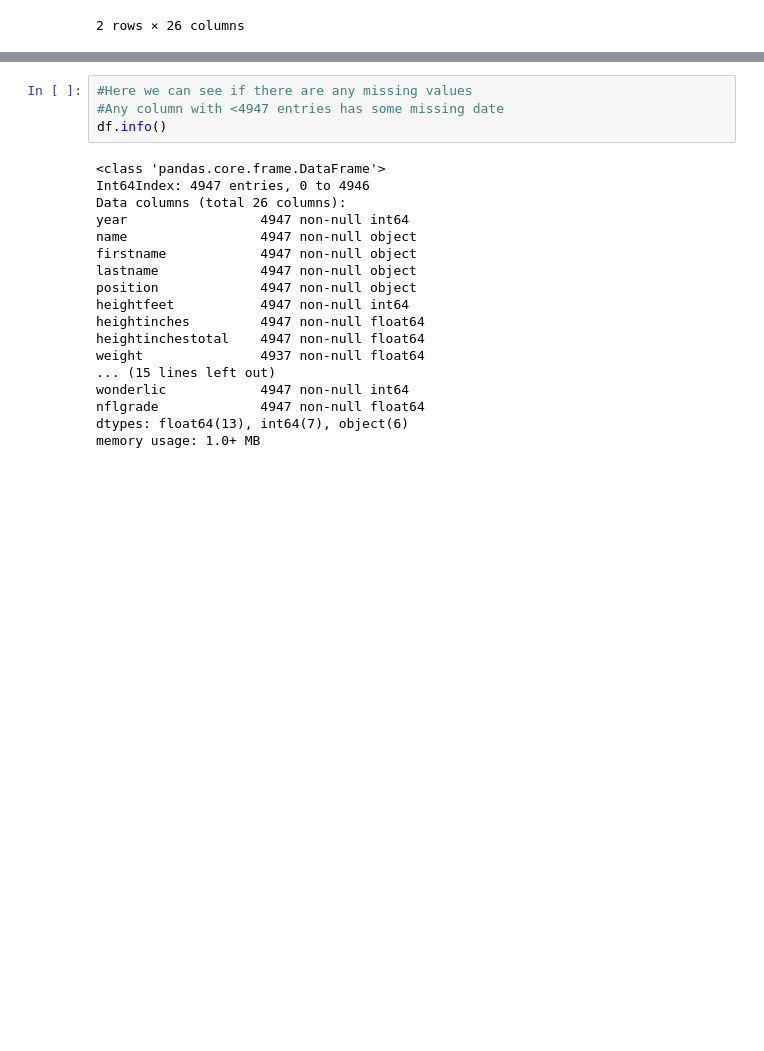
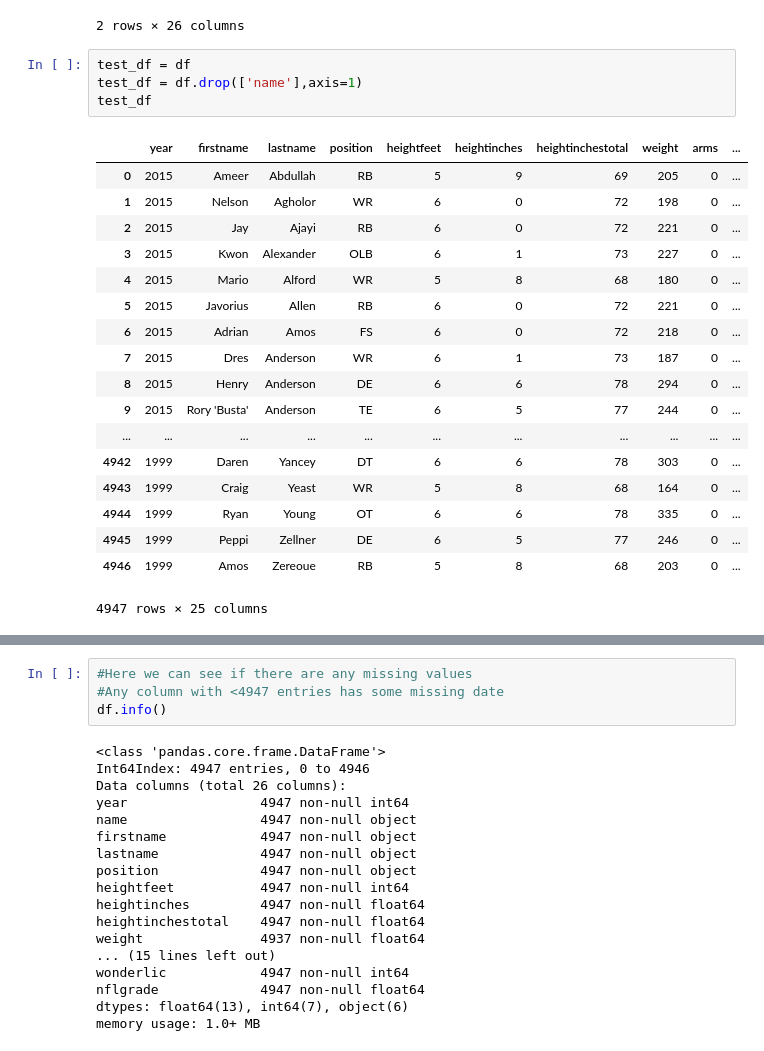
Before and after one commit to poonamrath/DAT_SF_18, a Jupyter notebook: labs/PR_Lab_03_Data_Cleaning_with_Pandas.ipynb, the cells around one changed output, grey strips where cells are left out. Drawn from its saved outputs; the diff is of its cells as text; blank space fills up the shorter version.

```diff
--- a/labs/PR_Lab_03_Data_Cleaning_with_Pandas.ipynb
+++ b/labs/PR_Lab_03_Data_Cleaning_with_Pandas.ipynb
@@ -20,3 +22,26 @@ df.head(2)
 | 0 | 2015 | Ameer Abdullah | Ameer | Abdullah | RB | 5 | 9 | 69 | 205 | ... |
 | 1 | 2015 | Nelson Agholor | Nelson | Agholor | WR | 6 | 0 | 72 | 198 | ... |
 2 rows × 26 columns
+# %%
+test_df = df
+test_df = df.drop(['name'],axis=1)
+test_df
+# %% [output]
+|  | year | firstname | lastname | position | heightfeet | heightinches | heightinchestotal | weight | arms | ... |
+| 0 | 2015 | Ameer | Abdullah | RB | 5 | 9 | 69 | 205 | 0 | ... |
+| 1 | 2015 | Nelson | Agholor | WR | 6 | 0 | 72 | 198 | 0 | ... |
+| 2 | 2015 | Jay | Ajayi | RB | 6 | 0 | 72 | 221 | 0 | ... |
+| 3 | 2015 | Kwon | Alexander | OLB | 6 | 1 | 73 | 227 | 0 | ... |
+| 4 | 2015 | Mario | Alford | WR | 5 | 8 | 68 | 180 | 0 | ... |
+| 5 | 2015 | Javorius | Allen | RB | 6 | 0 | 72 | 221 | 0 | ... |
+| 6 | 2015 | Adrian | Amos | FS | 6 | 0 | 72 | 218 | 0 | ... |
+| 7 | 2015 | Dres | Anderson | WR | 6 | 1 | 73 | 187 | 0 | ... |
+| 8 | 2015 | Henry | Anderson | DE | 6 | 6 | 78 | 294 | 0 | ... |
+| 9 | 2015 | Rory 'Busta' | Anderson | TE | 6 | 5 | 77 | 244 | 0 | ... |
+| ... | ... | ... | ... | ... | ... | ... | ... | ... | ... | ... |
+| 4942 | 1999 | Daren | Yancey | DT | 6 | 6 | 78 | 303 | 0 | ... |
+| 4943 | 1999 | Craig | Yeast | WR | 5 | 8 | 68 | 164 | 0 | ... |
+| 4944 | 1999 | Ryan | Young | OT | 6 | 6 | 78 | 335 | 0 | ... |
+| 4945 | 1999 | Peppi | Zellner | DE | 6 | 5 | 77 | 246 | 0 | ... |
+| 4946 | 1999 | Amos | Zereoue | RB | 5 | 8 | 68 | 203 | 0 | ... |
+4947 rows × 25 columns
```
Also changed, not shown: parts of 7 cells of this notebook, 2 other files.
